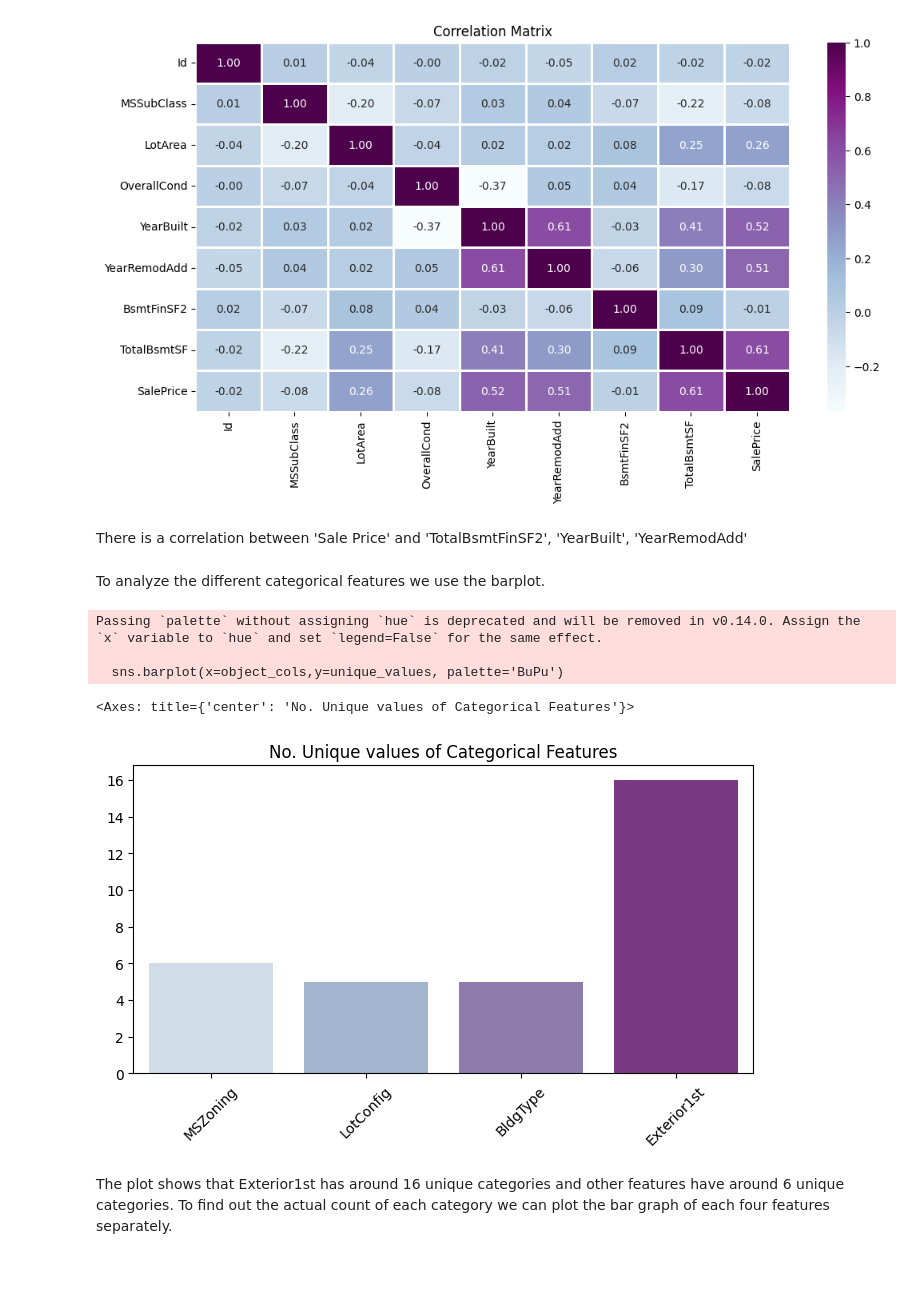
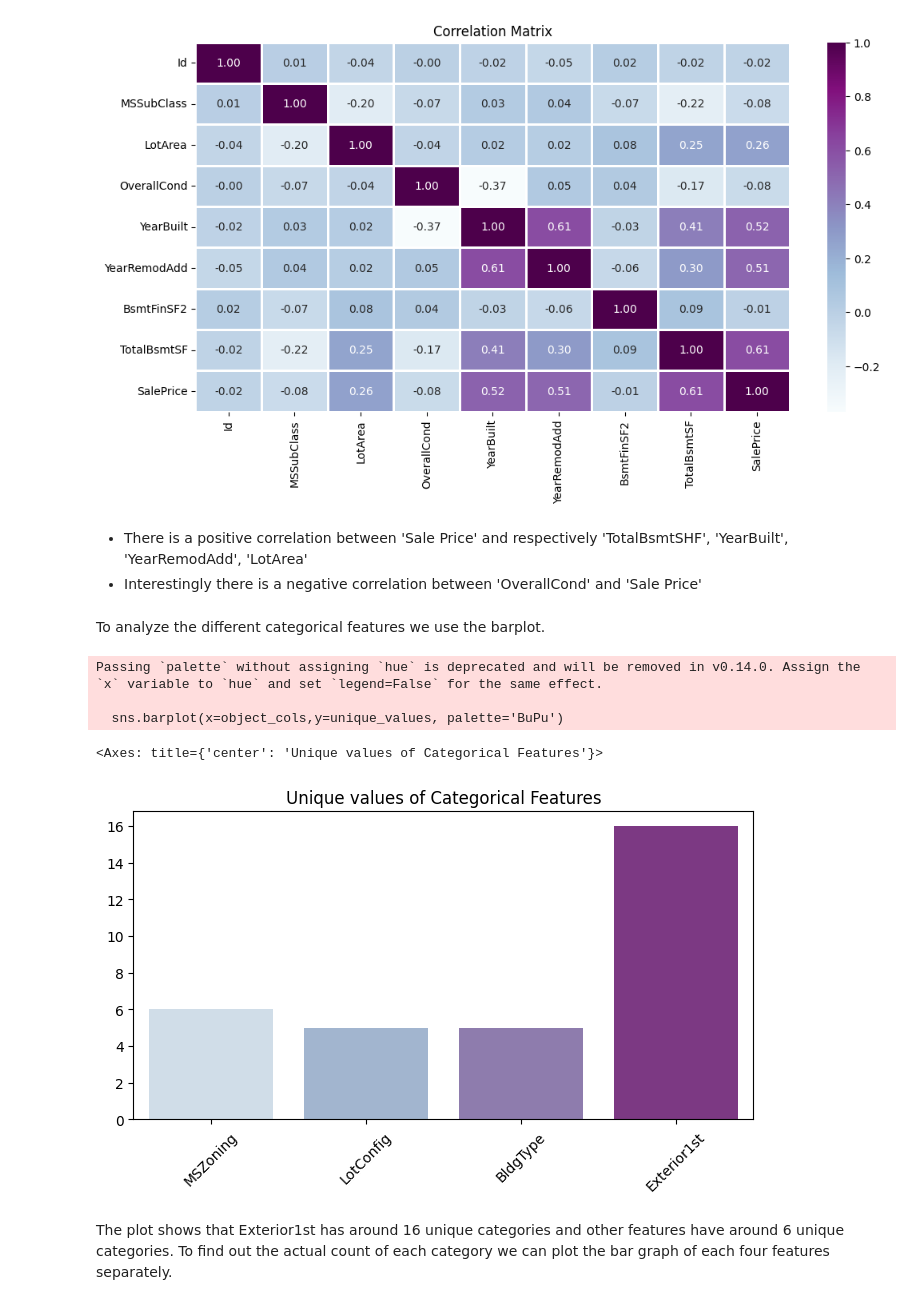
Before and after one commit to GulsahDurmaz/House_Price_Prediction_using_Machine_Learning_in_Python, a Jupyter notebook: House_Price_Prediction_using_Machine_Learning_in_Python.ipynb, the cells around one changed output. Drawn from its saved outputs; the diff is of its cells as text; code cells hidden in the pictures; blank space fills up the shorter version.

```diff
--- a/House_Price_Prediction_using_Machine_Learning_in_Python.ipynb
+++ b/House_Price_Prediction_using_Machine_Learning_in_Python.ipynb
@@ -139,24 +132,25 @@ plt.show()
 # %% [output]
 [figure]
 # %% [markdown]
-There is a correlation between 'Sale Price' and 'TotalBsmtFinSF2', 'YearBuilt', 'YearRemodAdd'
+- There is a positive correlation between 'Sale Price' and respectively 'TotalBsmtSHF', 'YearBuilt', 'YearRemodAdd', 'LotArea'
+- Interestingly there is a negative correlation between 'OverallCond' and 'Sale Price'
 # %% [markdown]
 To analyze the different categorical features we use the barplot.
 # %%
 unique_values = []
 for col in object_cols:
   unique_values.append(dataset[col].unique().size)
   # print(dataset[col].unique())
 plt.figure(figsize=(8,4))
-plt.title('No. Unique values of Categorical Features')
+plt.title('Unique values of Categorical Features')
 plt.xticks(rotation=45)
 sns.barplot(x=object_cols,y=unique_values, palette='BuPu')
 # %% [output]
 Passing `palette` without assigning `hue` is deprecated and will be removed in v0.14.0. Assign the `x` variable to `hue` and set `legend=False` for the same effect.
 
   sns.barplot(x=object_cols,y=unique_values, palette='BuPu')
-<Axes: title={'center': 'No. Unique values of Categorical Features'}>
+<Axes: title={'center': 'Unique values of Categorical Features'}>
-[figure, old version]
+[figure, new version]
 # %% [markdown]
 The plot shows that Exterior1st has around 16 unique categories and other features have around  6 unique categories. To find out the actual count of each category we can plot the bar graph of each four features separately.
 # %%
```
Also changed, not shown: parts of 5 cells of this notebook.
